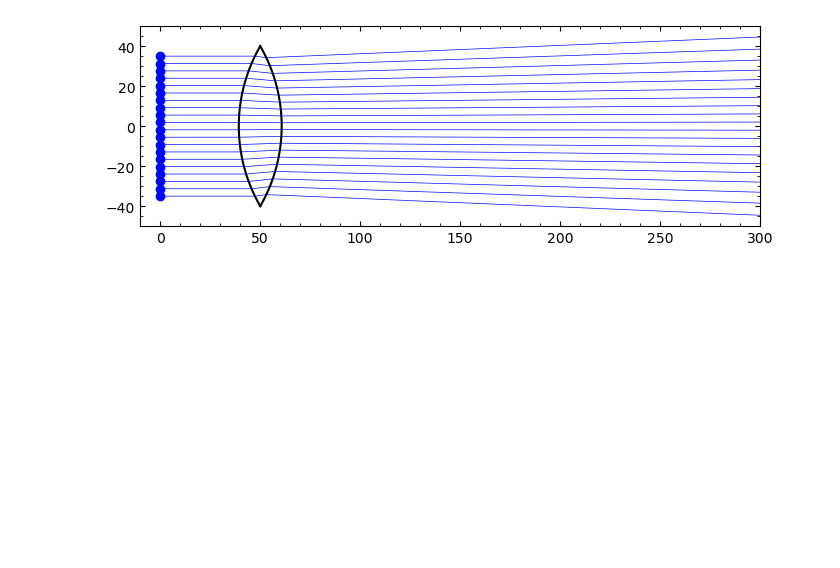
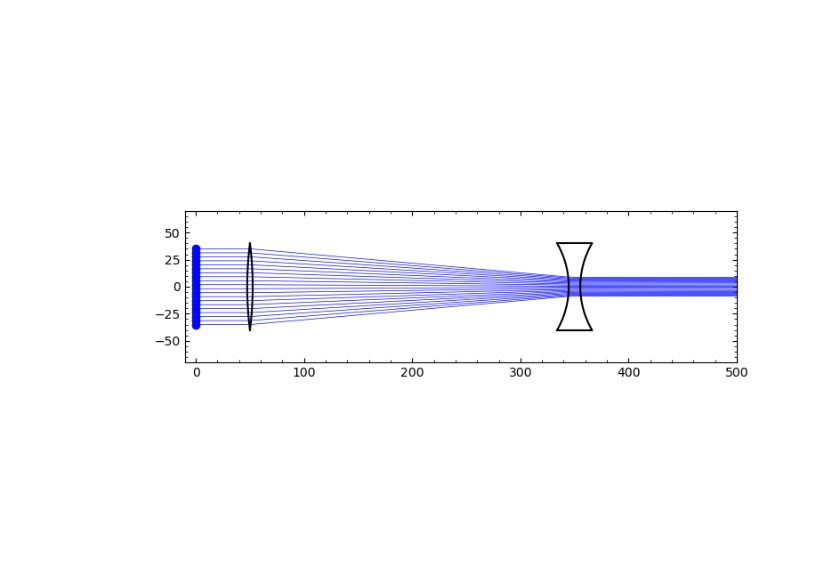
Before and after one commit to AstroAure/Opticalpy, a Jupyter notebook: Demo.ipynb, the cells around one changed output. Saved outputs shown, nothing was run; the diff lists cells and outputs as text; code cells hidden in the pictures; blank space fills up the shorter version.

```diff
--- a/Demo.ipynb
+++ b/Demo.ipynb
@@ -13,26 +25,19 @@ plt.rcParams['ytick.right']=True
 # %%
 # Lens
-scene = rt.Scene(xlim=(-10,300), ylim=(-50,50))
+scene = rt.Scene(xlim=(-10,500), ylim=(-70,70))
 
-# side = rt.CircularRefraction(radius=100, aperture=80, n_in=1.0, n_out=1.4,
-#                              scene=scene, origin=[50,0], rotation=-90)
-# side = rt.FlatRefraction(aperture=80, n_in=1.0, n_out=1.4,
-#                          scene=scene, origin=[50,0], rotation=80)
+primary_f = 400
+secondary_f = -100
 
-lens = rt.ThinSymmetricalLens(focal=100, aperture=80, n=1.4,
-                              scene=scene, origin=[50,0], rotation=90)
+primary = rt.ThinSymmetricalLens(focal=primary_f, aperture=80, n=1.4, width=5,
+                                 scene=scene, origin=[50,0], rotation=90)
+secondary = rt.ThinSymmetricalLens(focal=secondary_f, aperture=80, n=1.4, width=5,
+                                   scene=scene, origin=[50+primary_f+secondary_f,0], rotation=90)
 
-# lens = rt.ThinBackFlatLens(focal=200, aperture=80, n=1.4,
-#                               scene=scene, origin=[50,0], rotation=90)
-# lens = rt.ThinFrontFlatLens(focal=200, aperture=80, n=1.4,
-#                               scene=scene, origin=[50,0], rotation=90)
-
-# ray = rt.Ray(scene=scene, origin=[0,20], rotation=0)
 beam = rt.CollimatedBeam(aperture=70, N_sources=20, scene=scene, origin=[0,0], rotation=0)
-# white = rt.CollimatedWhiteBeam(aperture=50, N_sources=10, wavelengths=np.linspace(450,620,10), scene=scene, origin=[0,0], rotation=0)
 
 scene.plot(show_hitbox=False)
 # %% [output]
-[figure, old version]
+[figure, new version]
 # %%
 # Czerny-Turner Spectrograph
```
Also changed, not shown: parts of 8 cells of this notebook, 2 other files.
